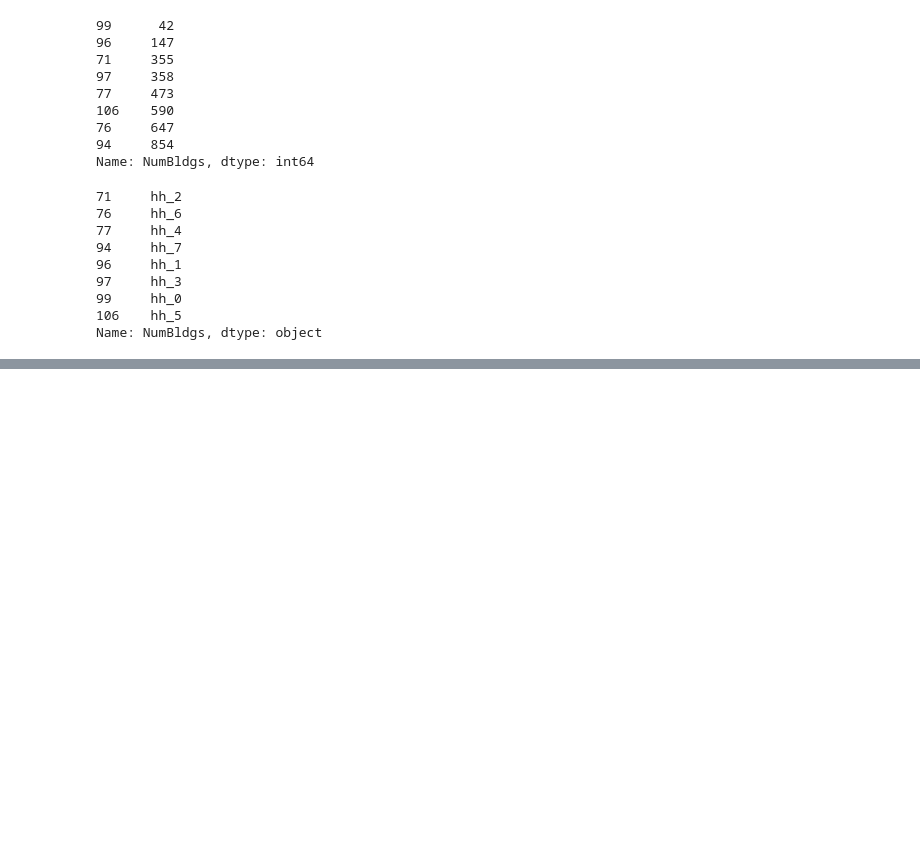
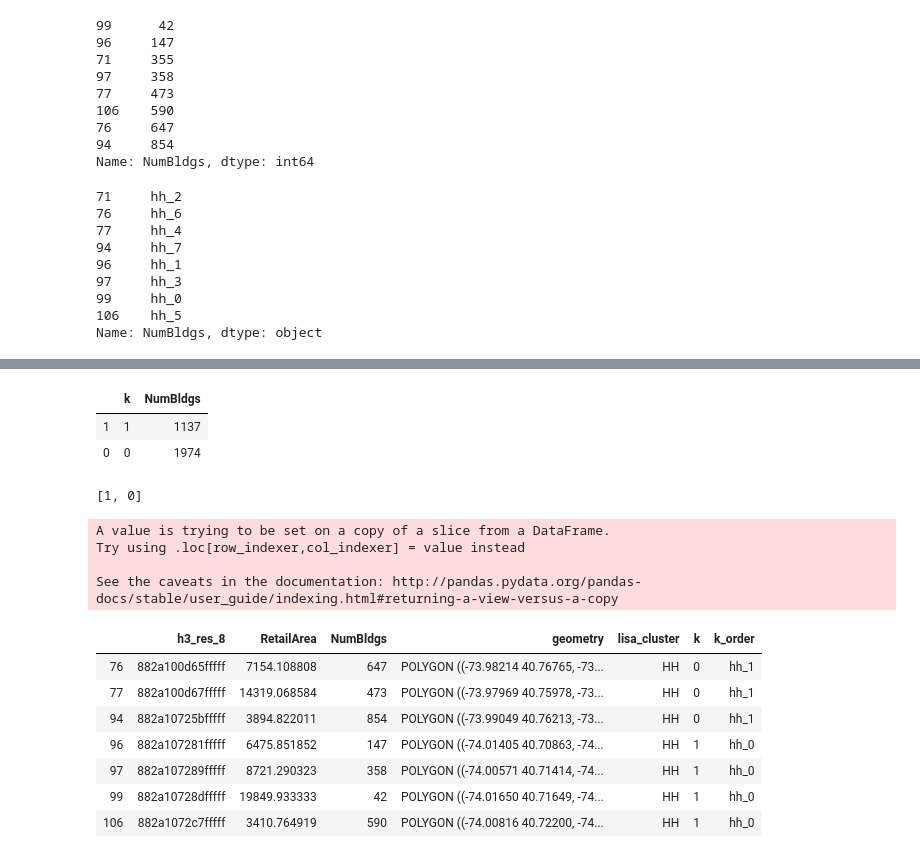
Before and after one commit to UDST/udtk, a Jupyter notebook: notebooks/clustering.2.ipynb, the cells around one changed output, grey strips where cells are left out. Cells and saved outputs as stored; diff of their text form; code cells hidden in the pictures; blank space fills up the shorter version.

```diff
--- a/notebooks/clustering.2.ipynb
+++ b/notebooks/clustering.2.ipynb
@@ -128,0 +170,6 @@ Name: NumBldgs, dtype: object
+# %%
+k_order
+# %% [output]
+|  | k | NumBldgs |
+| 1 | 1 | 1137 |
+| 0 | 0 | 1974 |
@@ -128,0 +178,4 @@ Name: NumBldgs, dtype: object
+# %%
+hh_label
+# %% [output]
+[1, 0]
@@ -129 +184,19 @@ Name: NumBldgs, dtype: object
+# %%
+hh_outlier_free['k_order'] = hh_outlier_free['k'].map(dict(zip(hh_label, hh_order)))
+# %% [output]
+A value is trying to be set on a copy of a slice from a DataFrame.
+Try using .loc[row_indexer,col_indexer] = value instead
+
+See the caveats in the documentation: http://pandas.pydata.org/pandas-docs/stable/user_guide/indexing.html#returning-a-view-versus-a-copy
+# %%
+hh_outlier_free
+# %% [output]
+|  | h3_res_8 | RetailArea | NumBldgs | geometry | lisa_cluster | k | k_order |
+| 76 | 882a100d65fffff | 7154.108808 | 647 | POLYGON ((-73.98214 40.76765, -73... | HH | 0 | hh_1 |
+| 77 | 882a100d67fffff | 14319.068584 | 473 | POLYGON ((-73.97969 40.75978, -73... | HH | 0 | hh_1 |
+| 94 | 882a10725bfffff | 3894.822011 | 854 | POLYGON ((-73.99049 40.76213, -73... | HH | 0 | hh_1 |
+| 96 | 882a107281fffff | 6475.851852 | 147 | POLYGON ((-74.01405 40.70863, -74... | HH | 1 | hh_0 |
+| 97 | 882a107289fffff | 8721.290323 | 358 | POLYGON ((-74.00571 40.71414, -74... | HH | 1 | hh_0 |
+| 99 | 882a10728dfffff | 19849.933333 | 42 | POLYGON ((-74.01650 40.71649, -74... | HH | 1 | hh_0 |
+| 106 | 882a1072c7fffff | 3410.764919 | 590 | POLYGON ((-74.00816 40.72200, -74... | HH | 1 | hh_0 |
 # %%
```
Also changed, not shown: parts of 10 cells of this notebook, 1 other file.
